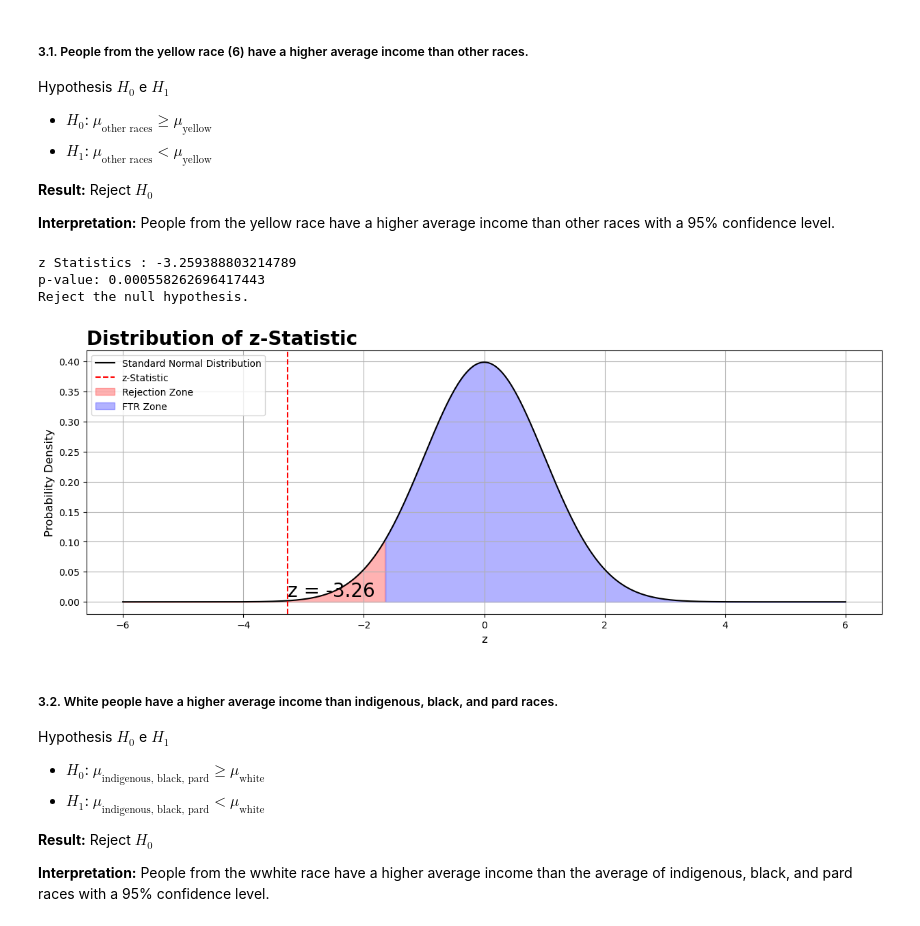
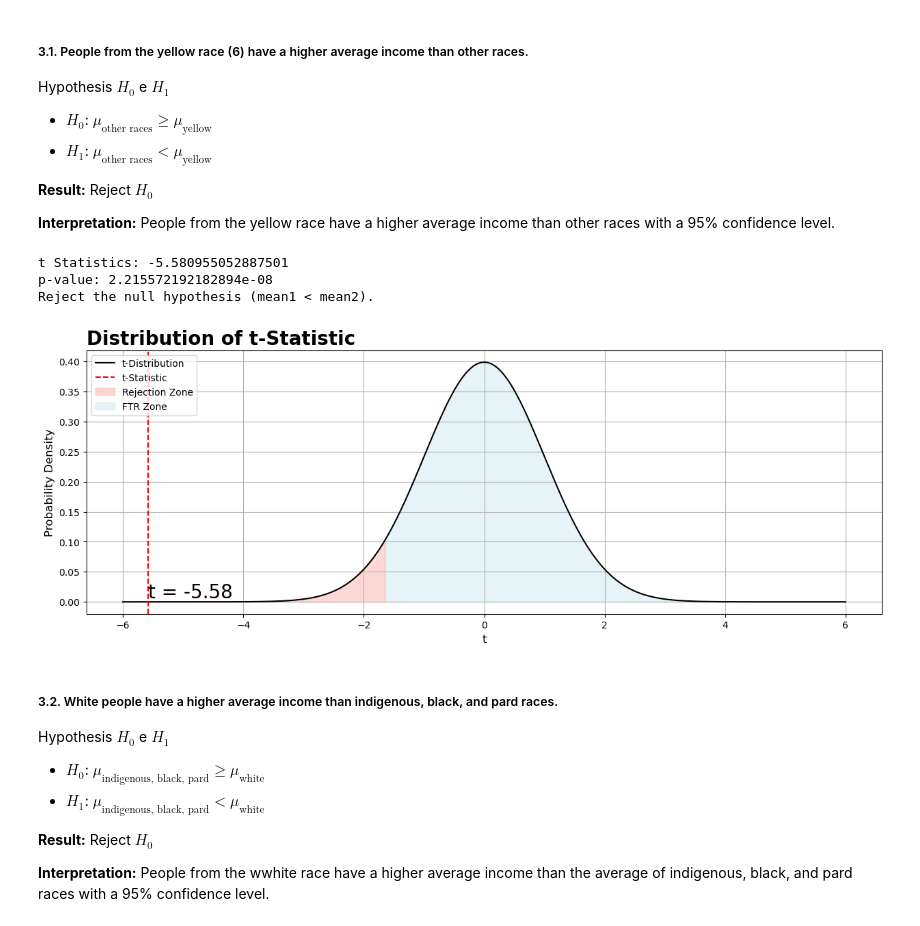
Before and after one commit to Lacerdash/Hypothesis-Testing-Confidence-Interval, a Jupyter notebook: Exploratory Analysis.ipynb, the cells around one changed output. Cells and saved outputs as stored; diff of their text form; code cells hidden in the pictures.

```diff
--- a/Exploratory Analysis.ipynb
+++ b/Exploratory Analysis.ipynb
@@ -825,55 +766,17 @@ Hypothesis $H_0$ e $H_1$
 # Geting sample from our dataset
 yellow = df[(df['Race'] == 6)]['Income'].sample(n = 200, random_state = 101)
 other_races = df[(df['Race'] != 6)]['Income'].sample(n = 200, random_state = 101)
-# %%
-test_yellow = DescrStatsW(yellow)
-test_other_races = DescrStatsW(other_races)
-
-test_B = CompareMeans(test_other_states, test_yellow)
-
-z, p_value = test_B.ztest_ind(alternative='smaller')
-
-print('z Statistics :', z)
-print('p-value:', p_value)
-
-# Interpreting the results
-alpha = 0.05  # significance level
-
-if p_value < alpha:
-    print("Reject the null hypothesis.")
-else:
-    print("Fail to reject the null hypothesis.")
-# %% [output]
-z Statistics : -3.259388803214789
-p-value: 0.000558262696417443
-Reject the null hypothesis.
-# %%
-alpha = 0.05  # significance level
-critical_value = norm.ppf(1 - alpha)  # calculate the critical value
-
-x = np.linspace(-6, 6, 1000)  # x-axis values
-y = norm.pdf(x, loc=0, scale=1)  # corresponding y-axis values for a standard normal distribution
-
-plt.figure(figsize=(15,5))
-
-plt.plot(x, y, color='black', label='Standard Normal Distribution')
-
-# Add a vertical line representing the z-statistic and a text with its value
-plt.axvline(x=z, color='red', linestyle='--', label='z-Statistic')
-plt.text(z, norm.pdf(z), f'z = {z:.2f}', size = 20, color='black', verticalalignment='bottom', horizontalalignment='left')
-
-# Fill the rejection zone and the FTR zone
-plt.fill_between(x, y, where=x < -critical_value, color='red', alpha=0.3, label='Rejection Zone')
-plt.fill_between(x, y, where=(x >= -critical_value), color='blue', alpha=0.3, label='FTR Zone')
-
-plt.title('Distribution of z-Statistic', size = 20, fontweight = 'bold', loc = 'left')
-plt.xlabel('z', size = 12)
-plt.ylabel('Probability Density', size = 12)
-plt.legend(loc='upper left')
-plt.grid(True)
-plt.show()
-# %% [output]
-[figure, removed]
+# %%
+# t_stat function
+t_stat = t_test(other_races, yellow, alternative='less')
+
+# plot_t_test function
+plot_t_test(other_races, yellow, alternative='less')
+# %% [output]
+t Statistics: -5.580955052887501
+p-value: 2.215572192182894e-08
+Reject the null hypothesis (mean1 < mean2).
+[figure, added]
 # %% [markdown]
 ##### 3.2. White people have a higher average income than indigenous, black, and pard races.
 
```
Also changed, not shown: parts of 35 cells of this notebook, 1 other file.
